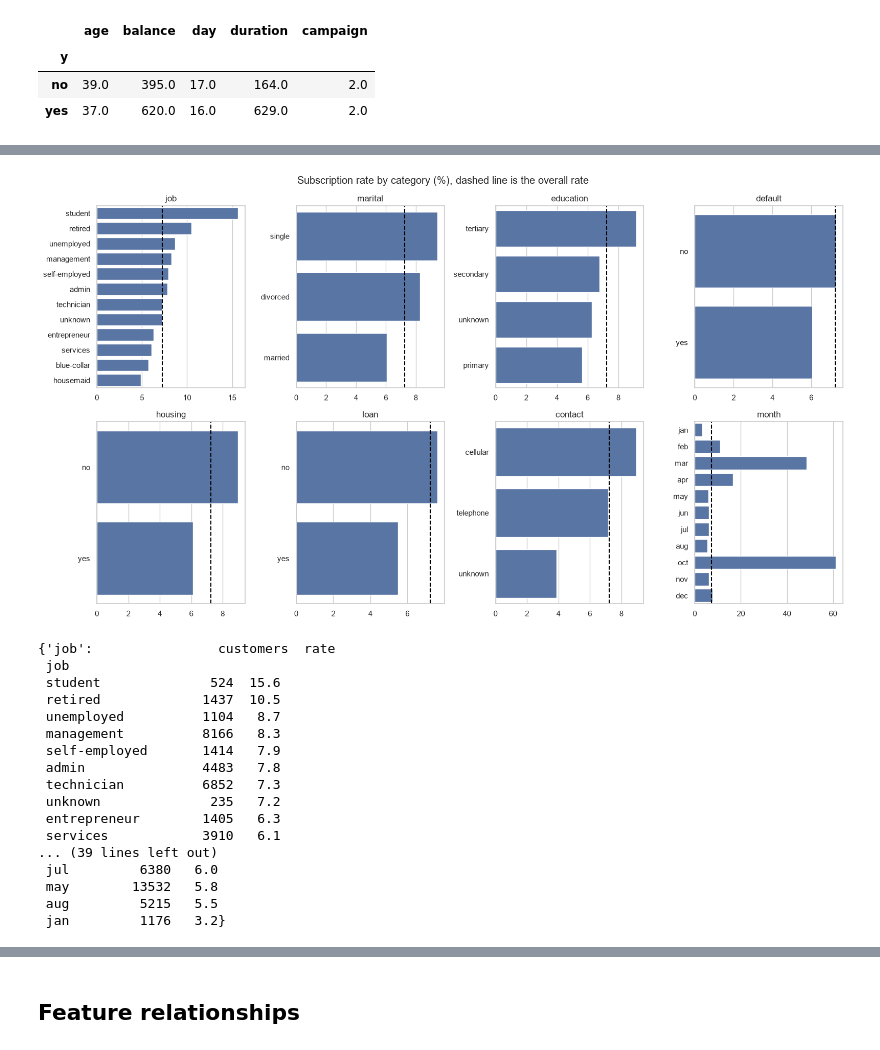
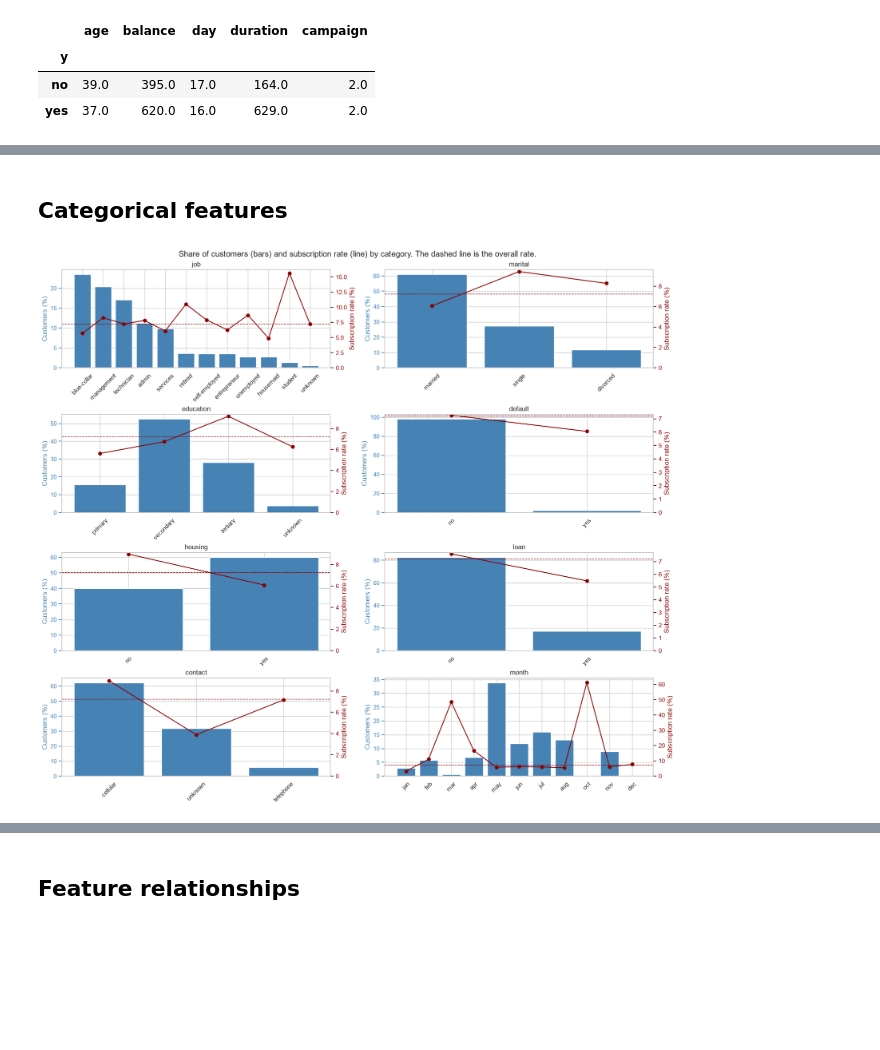
Before and after one commit to roshanbytes/term-deposit-subscription-prediction, a Jupyter notebook: notebooks/exploration/01_eda.ipynb, the cells around one changed output, grey strips where cells are left out. Saved outputs shown, nothing was run; the diff lists cells and outputs as text; code cells hidden in the pictures; blank space fills up the shorter version.

```diff
--- a/notebooks/exploration/01_eda.ipynb
+++ b/notebooks/exploration/01_eda.ipynb
@@ -352,15 +418,3 @@ df.groupby(TARGET_COL)[numeric_cols].median()
 | y |  |  |  |  |  |
 | no | 39.0 | 395.0 | 17.0 | 164.0 | 2.0 |
 | yes | 37.0 | 620.0 | 16.0 | 629.0 | 2.0 |
-# %%
-fig, axs = plt.subplots(2, 3, figsize=(16, 9))
-for ax, col in zip(axs.flat, numeric_cols):
-    low, high = df[col].quantile([0.01, 0.99])
-    sns.boxplot(x=TARGET_COL, y=col, data=df[df[col].between(low, high)], order=["no", "yes"], showfliers=False, ax=ax)
-    ax.set_title(col)
-    ax.set_xlabel("")
-    ax.set_ylabel("")
-axs.flat[-1].set_visible(False)
-fig.suptitle("Numeric features by subscription, 1st to 99th percentile")
-fig.tight_layout()
-plt.show()
@@ -374,41 +425,30 @@ plt.show()
+# %% [markdown]
+## Categorical features
 # %%
-subscribed = df[TARGET_COL].eq("yes")
-overall_rate = subscribed.mean() * 100
+categorical_cols = df.select_dtypes(include="str").columns.drop(TARGET_COL)
+category_orders = {
+    "education": ["primary", "secondary", "tertiary", "unknown"],
+    "default": ["no", "yes"],
+    "housing": ["no", "yes"],
+    "loan": ["no", "yes"],
+    "month": months,
+}
 
-fig, axs = plt.subplots(2, 4, figsize=(16, 9))
-for ax, col in zip(axs.flat, categorical_cols):
-    rate = subscribed.groupby(df[col]).mean().mul(100)
-    rate = rate.reindex(months).dropna() if col == "month" else rate.sort_values(ascending=False)
-    sns.barplot(x=rate.values, y=rate.index, ax=ax)
-    ax.axvline(overall_rate, color="black", linestyle="--")
-    ax.set_title(col)
-    ax.set_xlabel("")
-    ax.set_ylabel("")
-fig.suptitle("Subscription rate by category (%), dashed line is the overall rate")
-fig.tight_layout()
+category_rates = {}
+fig, axs = plt.subplots(4, 2, figsize=(16, 14), layout="constrained")
+for ax, col in zip(axs.flat, categorical_cols, strict=True):
+    summary = share_and_rate(df[col], subscribed)
+    if col in category_orders:
+        summary = summary.reindex(category_orders[col]).dropna()
+    else:
+        summary = summary.sort_values("share", ascending=False)
+    category_rates[col] = summary.round(1)
+    plot_share_and_rate(ax, summary, col, overall_rate)
+fig.suptitle(
+    "Share of customers (bars) and subscription rate (line) by category. "
+    "The dashed line is the overall rate."
+)
+fig.savefig(FIGURES_DIR / "categorical_features.png", bbox_inches="tight")
 plt.show()
 # %% [output]
-[figure, old version]
+[figure, new version]
-# %%
-{col: pd.DataFrame({
-    "customers": df[col].value_counts(),
-    "rate": subscribed.groupby(df[col]).mean().mul(100).round(1),
-}).sort_values("rate", ascending=False) for col in categorical_cols}
-# %% [output]
-{'job':                customers  rate
- job
- student              524  15.6
- retired             1437  10.5
- unemployed          1104   8.7
- management          8166   8.3
- self-employed       1414   7.9
- admin               4483   7.8
- technician          6852   7.3
- unknown              235   7.2
- entrepreneur        1405   6.3
- services            3910   6.1
-... (39 lines left out)
- jul         6380   6.0
- may        13532   5.8
- aug         5215   5.5
- jan         1176   3.2}
```
Also changed, not shown: parts of 62 cells of this notebook, 4 other files.
